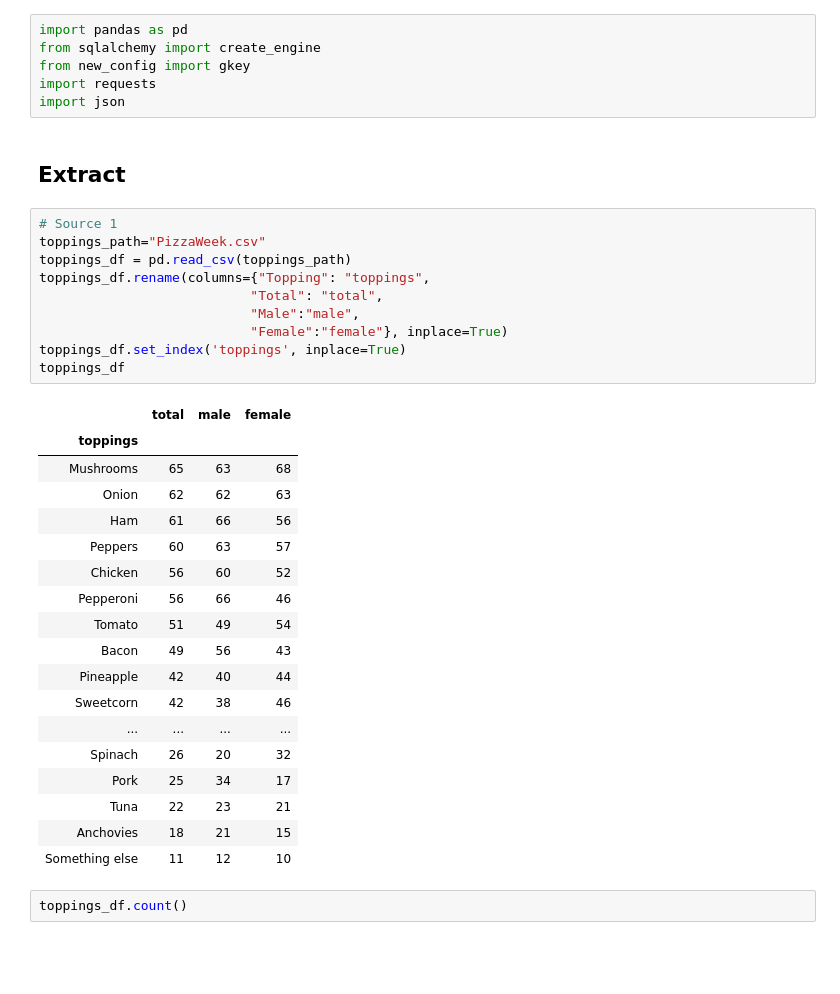
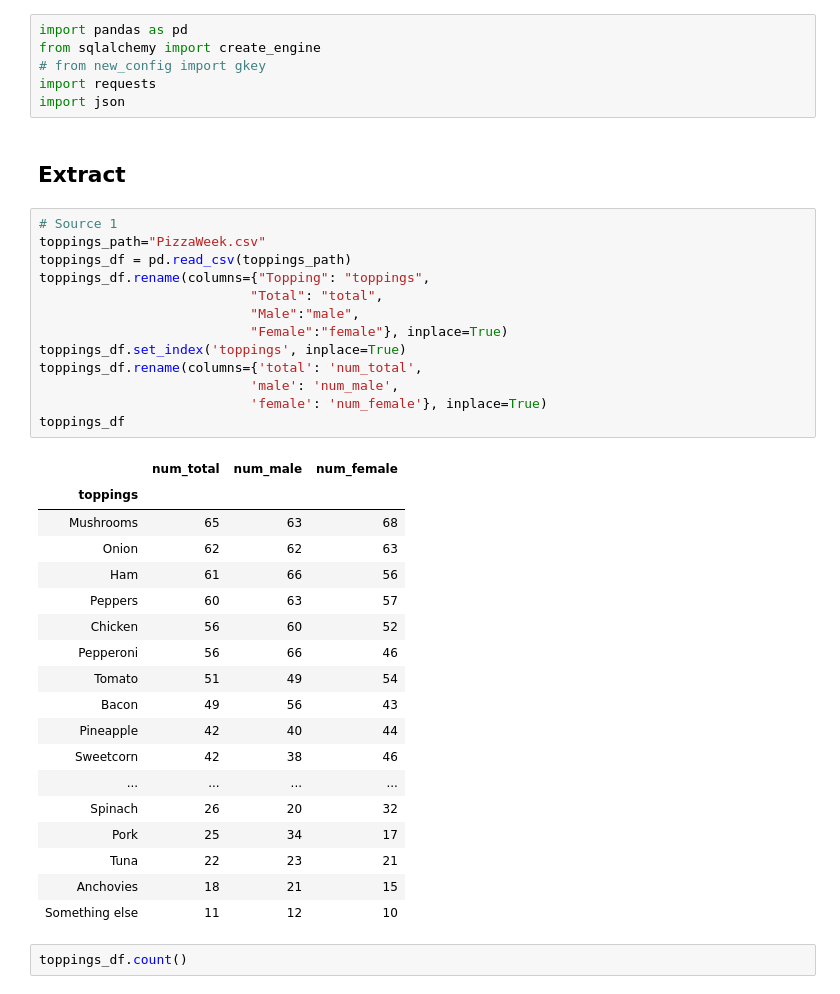
Before and after one commit to mshah016/etl-project, a Jupyter notebook: etl_meera.ipynb, the cells around one changed output. Saved outputs shown, nothing was run; the diff lists cells and outputs as text; blank space fills up the shorter version.

```diff
--- a/etl_meera.ipynb
+++ b/etl_meera.ipynb
@@ -1,7 +1,7 @@
 # %%
 import pandas as pd
 from sqlalchemy import create_engine
-from new_config import gkey
+# from new_config import gkey
 import requests
 import json
 # %% [markdown]
@@ -9,15 +9,18 @@ import json
 # %%
 # Source 1
 toppings_path="PizzaWeek.csv"
 toppings_df = pd.read_csv(toppings_path)
 toppings_df.rename(columns={"Topping": "toppings",
                            "Total": "total",
                            "Male":"male",
                            "Female":"female"}, inplace=True)
 toppings_df.set_index('toppings', inplace=True)
+toppings_df.rename(columns={'total': 'num_total',
+                           'male': 'num_male',
+                           'female': 'num_female'}, inplace=True)
 toppings_df
 # %% [output]
-|  | total | male | female |
+|  | num_total | num_male | num_female |
 | toppings |  |  |  |
 | Mushrooms | 65 | 63 | 68 |
 | Onion | 62 | 62 | 63 |
```
Also changed, not shown: parts of 16 cells of this notebook, 1 other file.
